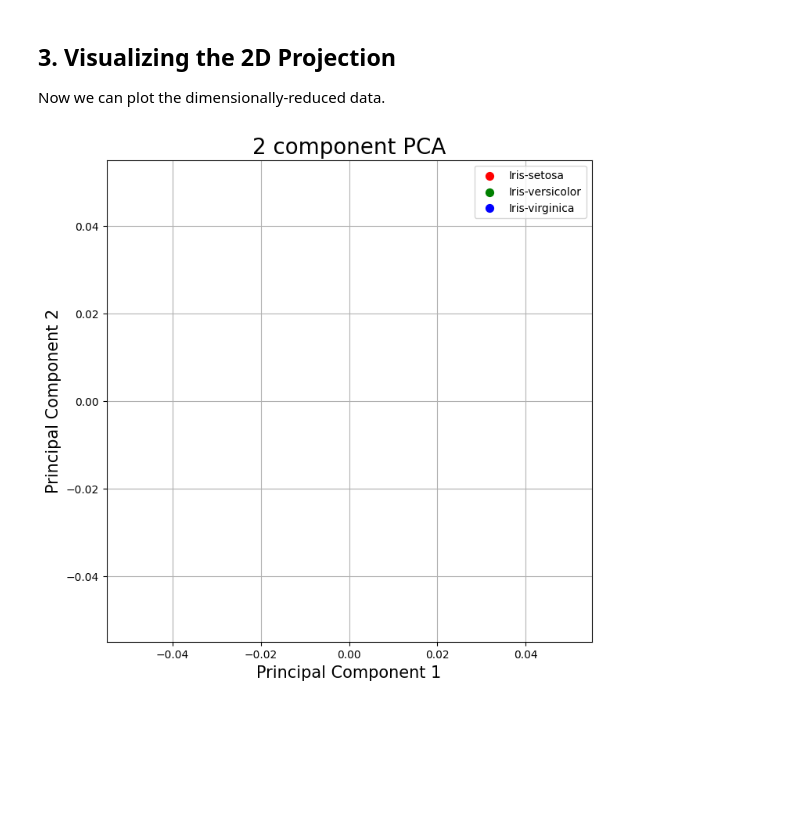
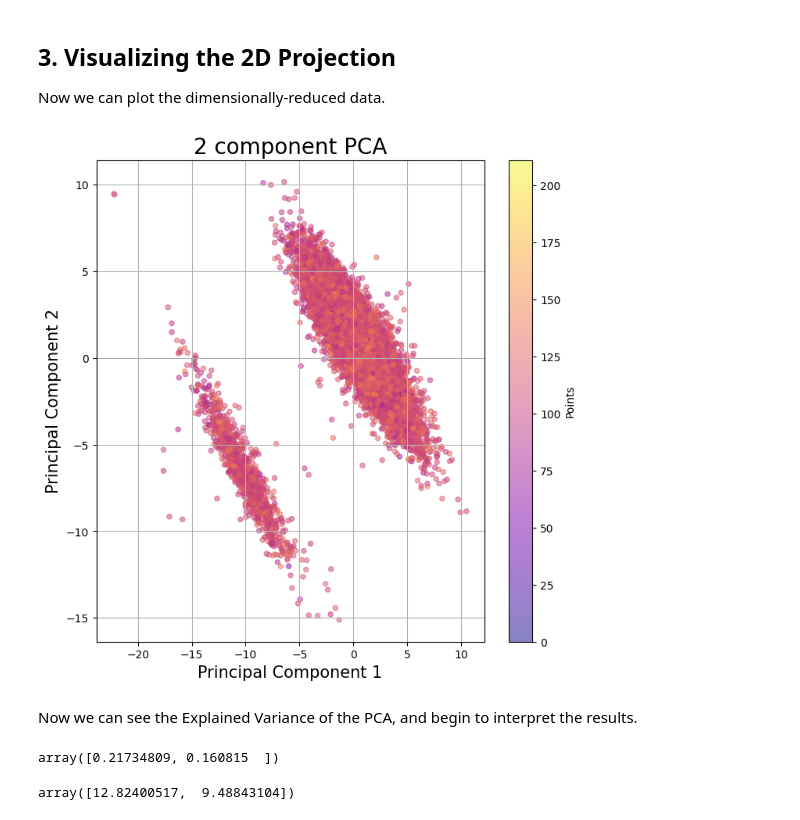
Before and after one commit to dBCooper2/bint-capstone, a Jupyter notebook: projects/dBCooper2/pres-2/pca.ipynb, the cells around one changed output. Cells and saved outputs as stored; diff of their text form; code cells hidden in the pictures; blank space fills up the shorter version.

```diff
--- a/projects/dBCooper2/pres-2/pca.ipynb
+++ b/projects/dBCooper2/pres-2/pca.ipynb
@@ -205,25 +217,28 @@ finalDf.head()
 ## 3. Visualizing the 2D Projection
 
 Now we can plot the dimensionally-reduced data.
-# %%
-import matplotlib.pyplot as plt
-import seaborn as sns
-
-fig = plt.figure(figsize = (8,8))
-ax = fig.add_subplot(1,1,1)
-ax.set_xlabel('Principal Component 1', fontsize = 15)
-ax.set_ylabel('Principal Component 2', fontsize = 15)
-ax.set_title('2 component PCA', fontsize = 20)
-
-targets = ['Iris-setosa', 'Iris-versicolor', 'Iris-virginica'] # What do I replace this with?
-colors = ['r', 'g', 'b']
-for target, color in zip(targets,colors):
-    indicesToKeep = finalDf['points'] == target
-    ax.scatter(finalDf.loc[indicesToKeep, 'pc1']
-               , finalDf.loc[indicesToKeep, 'pc2']
-               , c = color
-               , s = 50)
-ax.legend(targets)
-ax.grid()
-# %% [output]
-[figure, removed]
+# %%
+import matplotlib.pyplot as plt
+
+plt.figure(figsize=(8, 8))
+scatter = plt.scatter(finalDf['pc1'], finalDf['pc2'],
+                      c=finalDf['points'], cmap='plasma',
+                      s=20, alpha=0.5)
+plt.colorbar(scatter, label="Points")
+plt.xlabel('Principal Component 1', fontsize=15)
+plt.ylabel('Principal Component 2', fontsize=15)
+plt.title('2 component PCA', fontsize=20)
+plt.grid()
+plt.show()
+# %% [output]
+[figure, added]
+# %% [markdown]
+Now we can see the Explained Variance of the PCA, and begin to interpret the results.
+# %%
+pca.explained_variance_ratio_
+# %% [output]
+array([0.21734809, 0.160815  ])
+# %%
+pca.explained_variance_
+# %% [output]
+array([12.82400517,  9.48843104])
```
Also changed, not shown: parts of 8 cells of this notebook, 1 other file.
